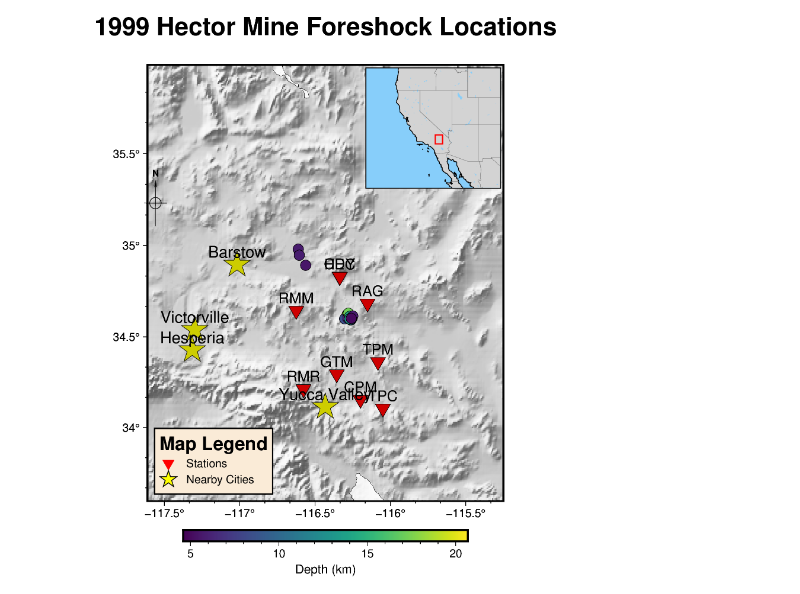
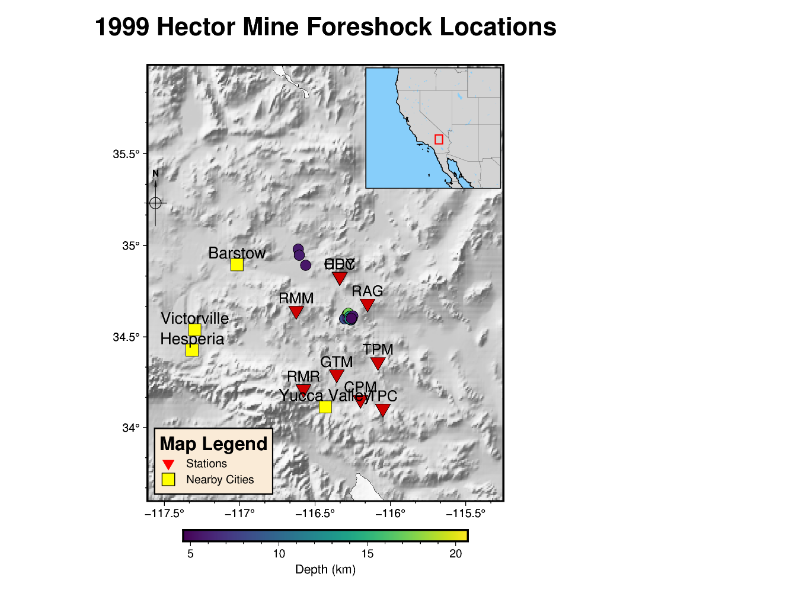
Before and after one commit to stanford-futuredata/FAST, a Jupyter notebook: utils/location/hypoinverse_to_pygmt.ipynb, the cells around one changed output. Saved outputs shown, nothing was run; the diff lists cells and outputs as text; code cells hidden in the pictures.

```diff
--- a/utils/location/hypoinverse_to_pygmt.ipynb
+++ b/utils/location/hypoinverse_to_pygmt.ipynb
@@ -138,39 +138,39 @@ fig.text(x=station_df.lon, y=station_df.lat + 0.07, text=station_df.stations, fo
 fig.plot(x=nearby_cities_lon,
          y=nearby_cities_lat,
          label='Nearby Cities',
-         style='a0.8c',
-         color='yellow3',
+         style='s0.5c',
+         color='yellow',
          pen='black')
 
-fig.text(x=nearby_cities_lon, y=nearby_cities_lat + 0.07, text=nearby_cities_names, font="13p")
+fig.text(x=nearby_cities_lon, y=nearby_cities_lat + 0.065, text=nearby_cities_names, font="13p")
 
 fig.colorbar(frame='af+l"Depth (km)"')
 
 # Add inset
 with fig.inset(position="jTR+o0.1c",
                box="+p1.5p,black",
                region=[-130, -105, 27, 45],
                projection='M1.5i'):
 
     fig.coast(region=[-130, -105, 27, 45],
               projection='M1.5i',
               land="lightgray",
               water="lightskyblue",
               borders="a/faint,117/117/117",
               shorelines="1/0.5p",
               )
 
     rectangle = [[subset_region[0], subset_region[2], subset_region[1], subset_region[3]]]
     fig.plot(data=rectangle, style="r+s", pen="0.8p,red")
 
 fig.legend(region=region,
            projection="M4i",
            spec='legend_file.txt',
            position="jBL+o0.2c",
            box="+gantiquewhite+pthick,black")
 
 fig.show()
 # %% [output]
-[figure, old version]
+[figure, new version]
 # %%
 fig.savefig('hypoinverse_to_pygmt.png')
```
Also changed, not shown: 2 other files.
